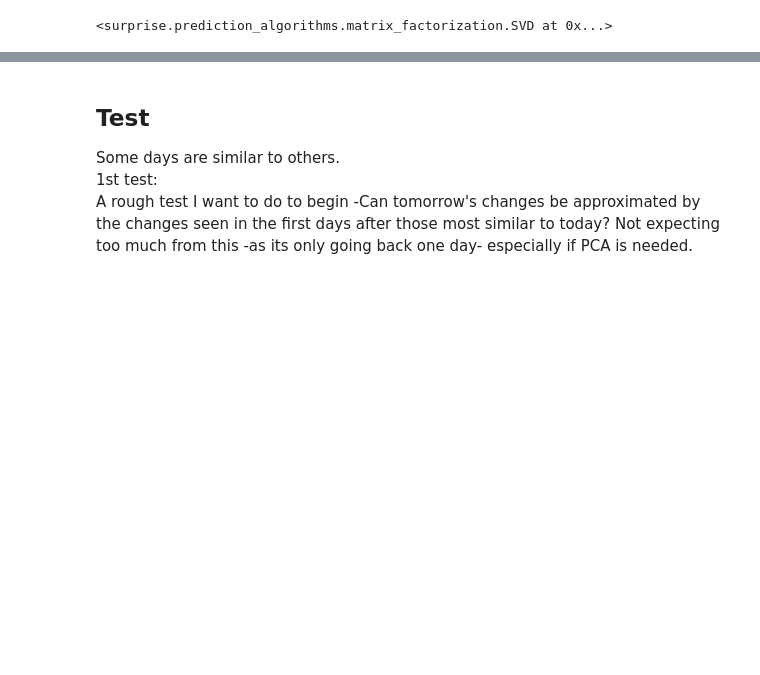
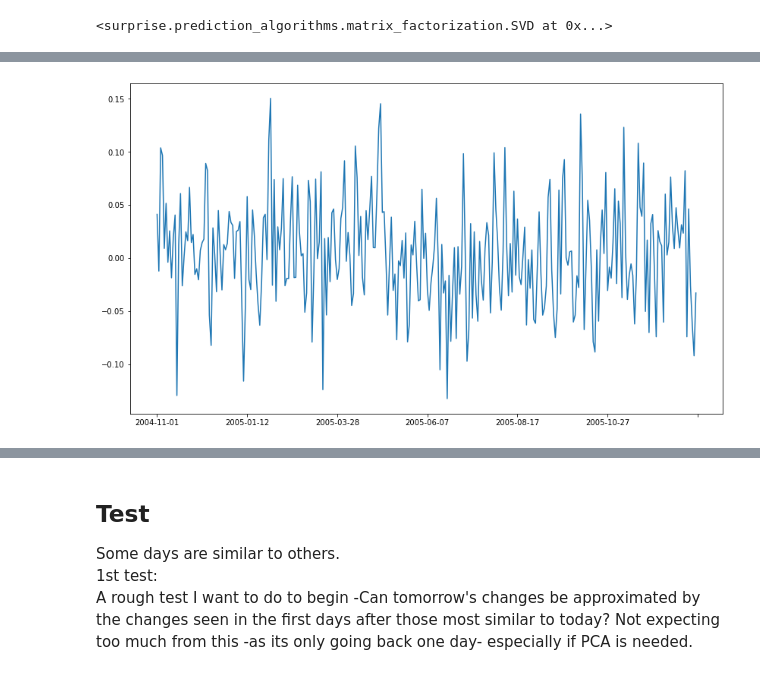
Before and after one commit to Maltanno/Capstone_project, a Jupyter notebook: Modelling.ipynb, the cells around one changed output, grey strips where cells are left out. Cells and saved outputs as stored; diff of their text form; code cells hidden in the pictures; blank space fills up the shorter version.

```diff
--- a/Modelling.ipynb
+++ b/Modelling.ipynb
@@ -428,0 +313,4 @@ len(test_dates_prev)
+# %%
+days_df.iloc[:300, 1].plot(figsize=(14, 8));
+# %% [output]
+[figure, added]
```
Also changed, not shown: parts of 97 cells of this notebook, 3 other files.
